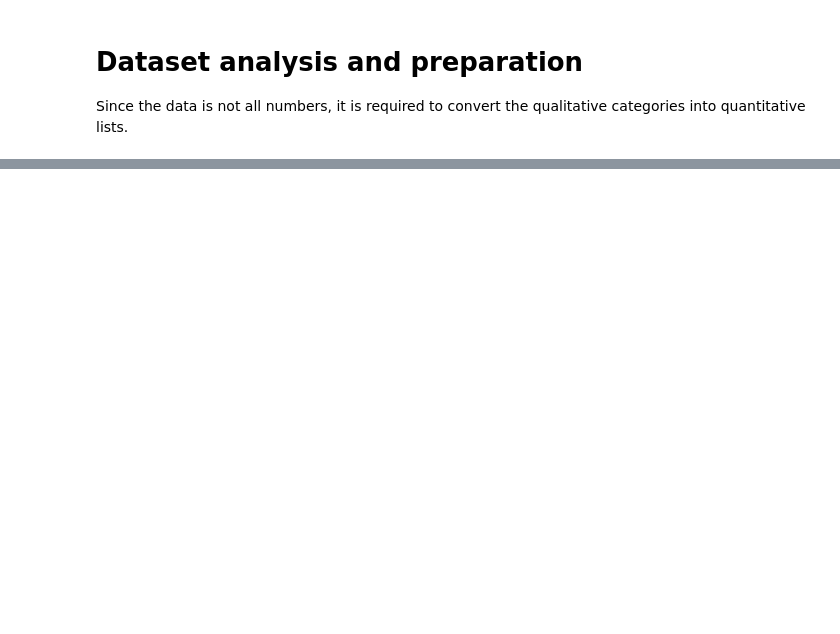
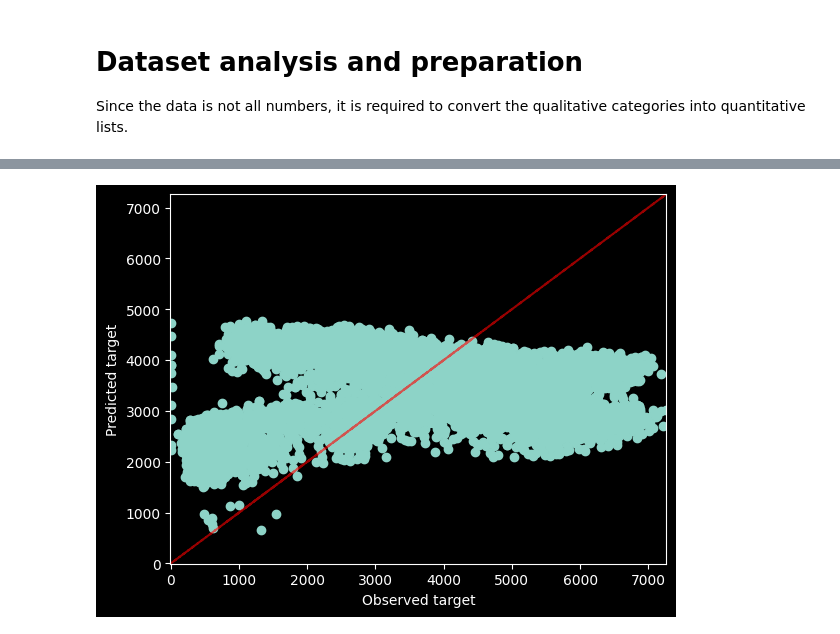
Before and after one commit to Emil-labs/Data-G8, a Jupyter notebook: Projects/Real_test.ipynb, the cells around one changed output, grey strips where cells are left out. Saved outputs shown, nothing was run; the diff lists cells and outputs as text; code cells hidden in the pictures; blank space fills up the shorter version.

Commit message:
test linear reg

```diff
--- a/Projects/Real_test.ipynb
+++ b/Projects/Real_test.ipynb
@@ -51,0 +56,13 @@ df.head(10)
+# %%
+Xp = traffic_df.drop('weather_main', axis=1)
+Xp = Xp.drop('weather_description', axis=1)
+Xp['isHoliday'] = pd.notna(Xp['holiday']).astype(int)
+Xp = Xp.drop('holiday', axis=1)
+yp = traffic_df['traffic_volume']; Xp = Xp.drop('traffic_volume', axis=1)
+#datetime.time('02-10-2012 09:00')
+Xp['date_time'] = pd.to_datetime(df['date_time'], format='%d-%m-%Y %H:%M')
+Xp['hour'] = Xp['date_time'].dt.hour
+Xp = Xp.drop('date_time', axis=1)
+
+print(np.array(Xp))
+Xp.describe()
@@ -51,0 +86,27 @@ df.head(10)
+# %%
+from sklearn.model_selection import train_test_split
+from sklearn.preprocessing import StandardScaler
+import matplotlib.pyplot as plt
+
+X_train, X_test, y_train, y_test = train_test_split(Xp, yp, test_size=0.2, random_state=1)
+scalerX = StandardScaler()
+X0_train = scalerX.fit_transform(X_train)
+
+from sklearn.linear_model import LinearRegression
+
+# Create the linear regression object
+OLS_reg = LinearRegression().fit(X0_train, y_train)
+
+# To test the regression, we need to scale and center also the test data
+X0_test = scalerX.transform(X_test)
+y_pred_OLS = OLS_reg.predict(X0_test)
+
+plt.scatter(y_test, y_pred_OLS)
+plt.plot(y_test, y_test, c='r', alpha=0.6, ls='--')
+plt.xlim(y_test.min()-5, y_test.max()+5)
+plt.ylim(y_test.min()-5, y_test.max()+5)
+plt.xlabel('Observed target')
+plt.ylabel('Predicted target')
+plt.show()
+# %% [output]
+[figure, added]
```
Also changed, not shown: parts of 4 cells of this notebook, 1 other file.
